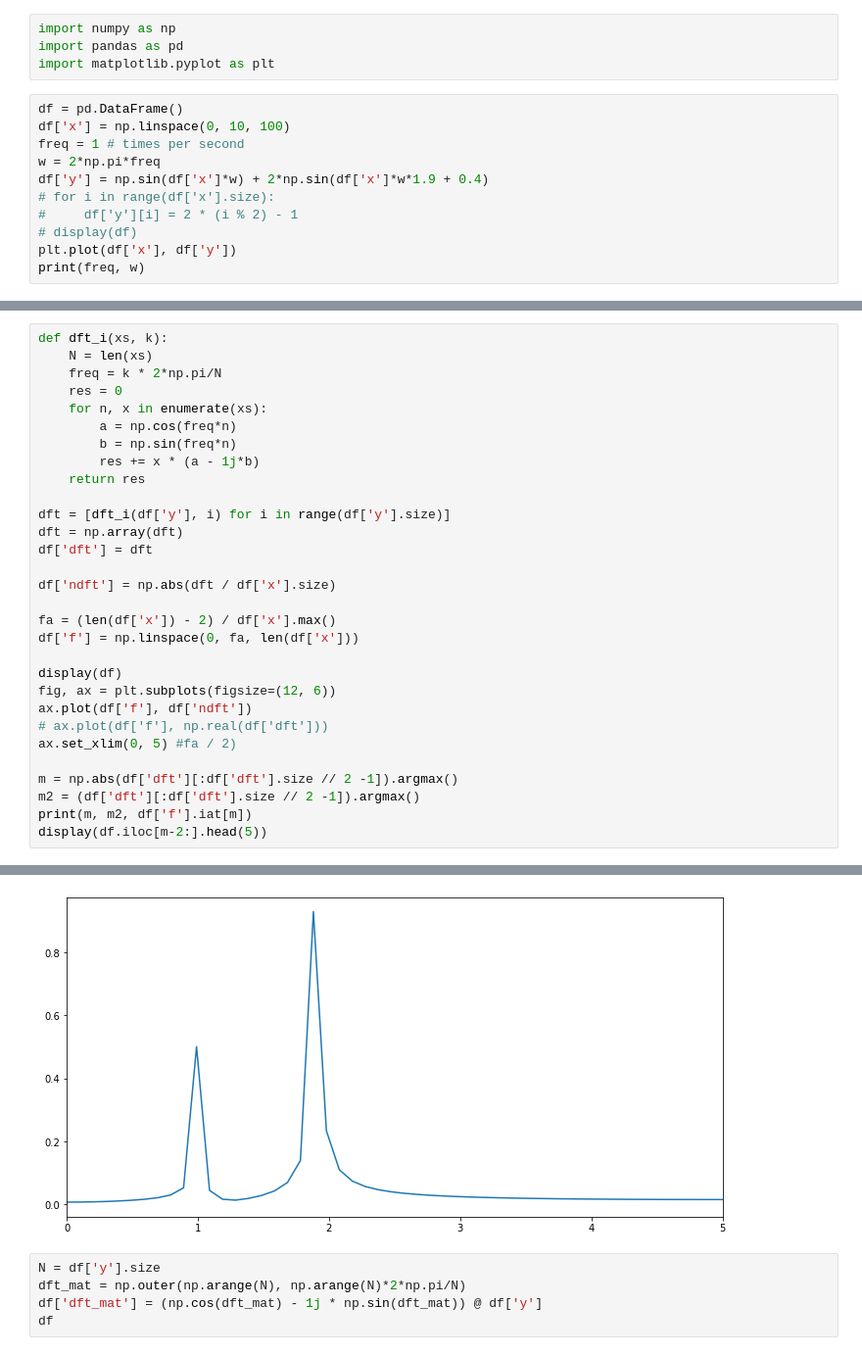
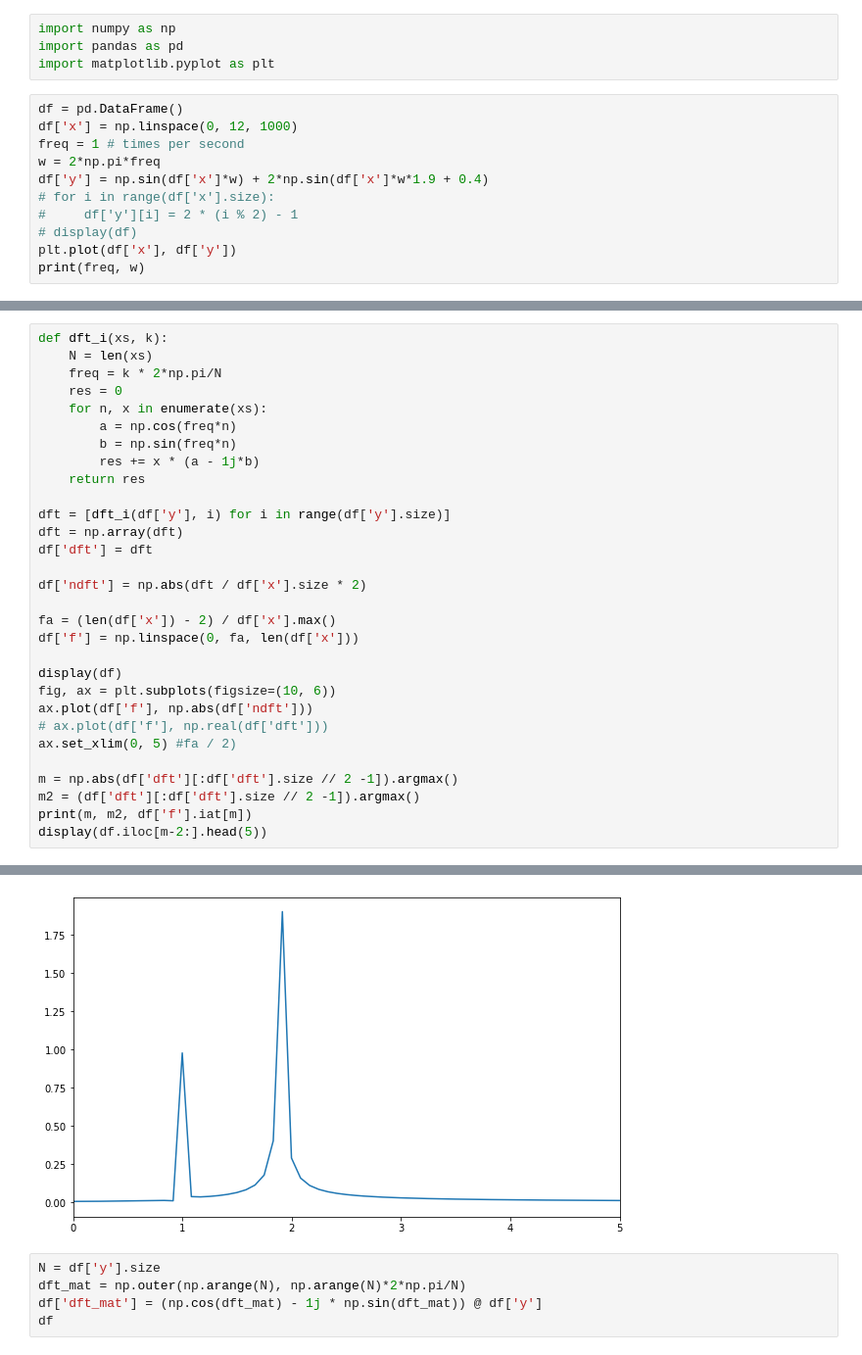
Before and after one commit to anatol-grabowski/haykin-experiments, a Jupyter notebook: Fourier.ipynb, the cells around one changed output, grey strips where cells are left out. Shown at 98% size. Saved outputs shown, nothing was run; the diff lists cells and outputs as text.

```diff
--- a/Fourier.ipynb
+++ b/Fourier.ipynb
@@ -4,7 +4,7 @@ import pandas as pd
 import matplotlib.pyplot as plt
 # %%
 df = pd.DataFrame()
-df['x'] = np.linspace(0, 10, 100)
+df['x'] = np.linspace(0, 12, 1000)
 freq = 1 # times per second
 w = 2*np.pi*freq
 df['y'] = np.sin(df['x']*w) + 2*np.sin(df['x']*w*1.9 + 0.4)
@@ -31,14 +31,14 @@ dft = [dft_i(df['y'], i) for i in range(df['y'].size)]
 dft = np.array(dft)
 df['dft'] = dft
 
-df['ndft'] = np.abs(dft / df['x'].size)
+df['ndft'] = np.abs(dft / df['x'].size * 2)
 
 fa = (len(df['x']) - 2) / df['x'].max()
 df['f'] = np.linspace(0, fa, len(df['x']))
 
 display(df)
-fig, ax = plt.subplots(figsize=(12, 6))
-ax.plot(df['f'], df['ndft'])
+fig, ax = plt.subplots(figsize=(10, 6))
+ax.plot(df['f'], np.abs(df['ndft']))
 # ax.plot(df['f'], np.real(df['dft']))
 ax.set_xlim(0, 5) #fa / 2)
 
@@ -70,4 +70,4 @@ display(df.iloc[m-2:].head(5))
-[figure, old version]
+[figure, new version]
 # %%
 N = df['y'].size
 dft_mat = np.outer(np.arange(N), np.arange(N)*2*np.pi/N)
```
Also changed, not shown: parts of 2 cells of this notebook, 6 other files.
